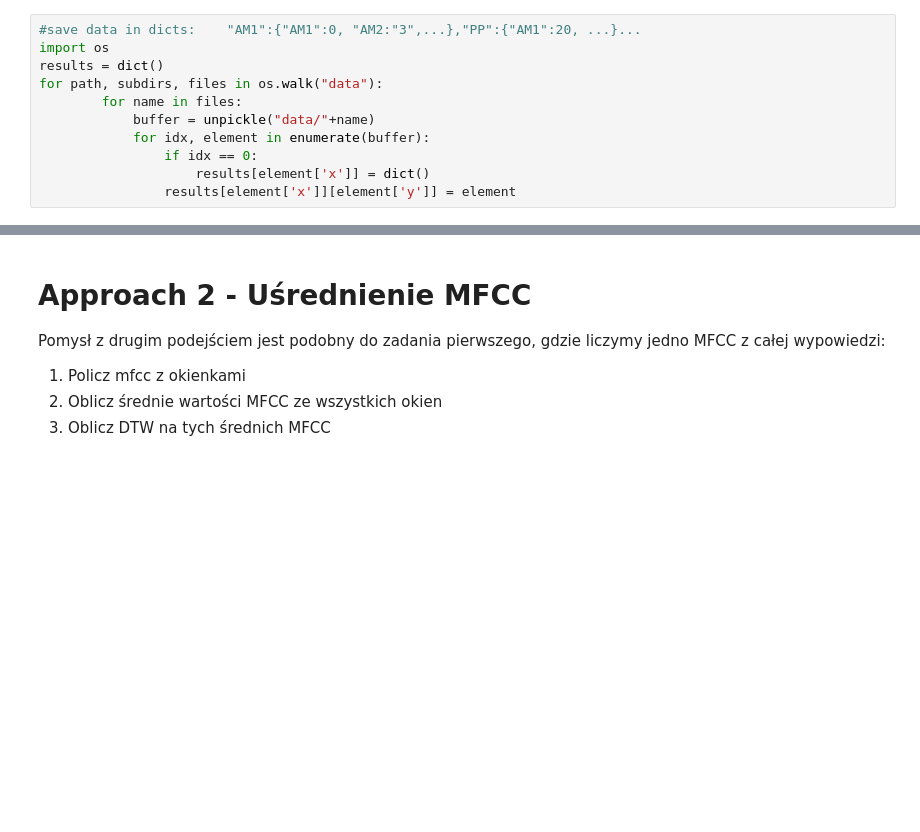
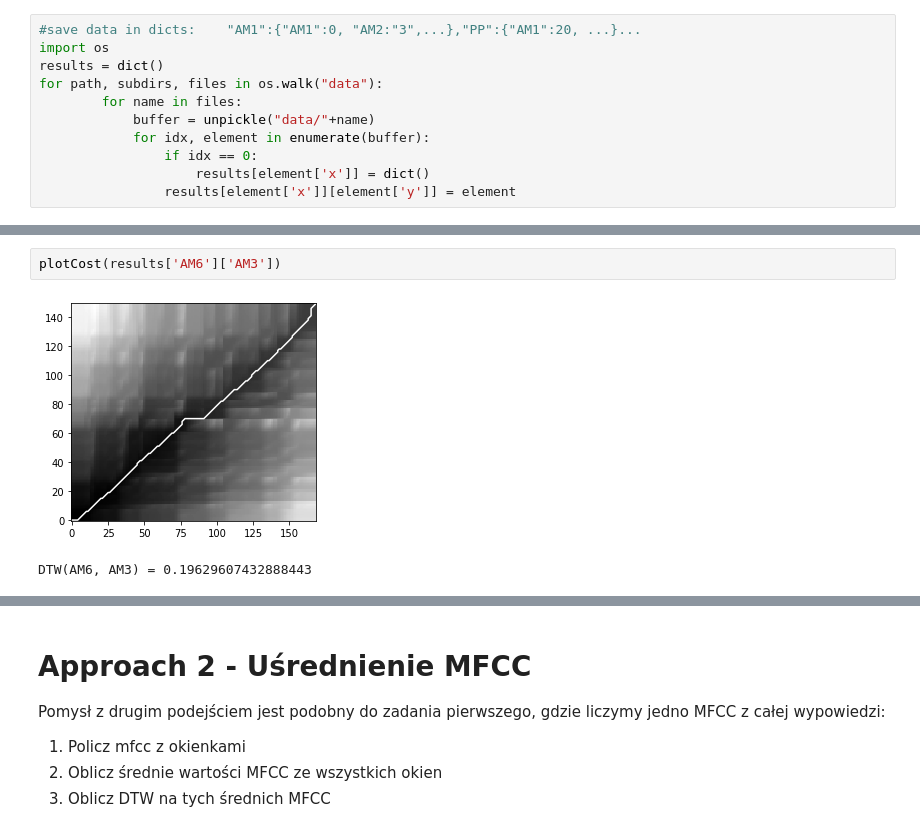
Before and after one commit to wkulczi/spykerrecog, a Jupyter notebook: dtw/dtw.ipynb, the cells around one changed output, grey strips where cells are left out. Drawn from its saved outputs; the diff is of its cells as text; blank space fills up the shorter version.

```diff
--- a/dtw/dtw.ipynb
+++ b/dtw/dtw.ipynb
@@ -132,0 +137,5 @@ amwk = results['AM3']['WK_01']
+# %%
+plotCost(results['AM6']['AM3'])
+# %% [output]
+[figure, added]
+DTW(AM6, AM3) = 0.19629607432888443
```
Also changed, not shown: parts of 4 cells of this notebook, 9 other files.
